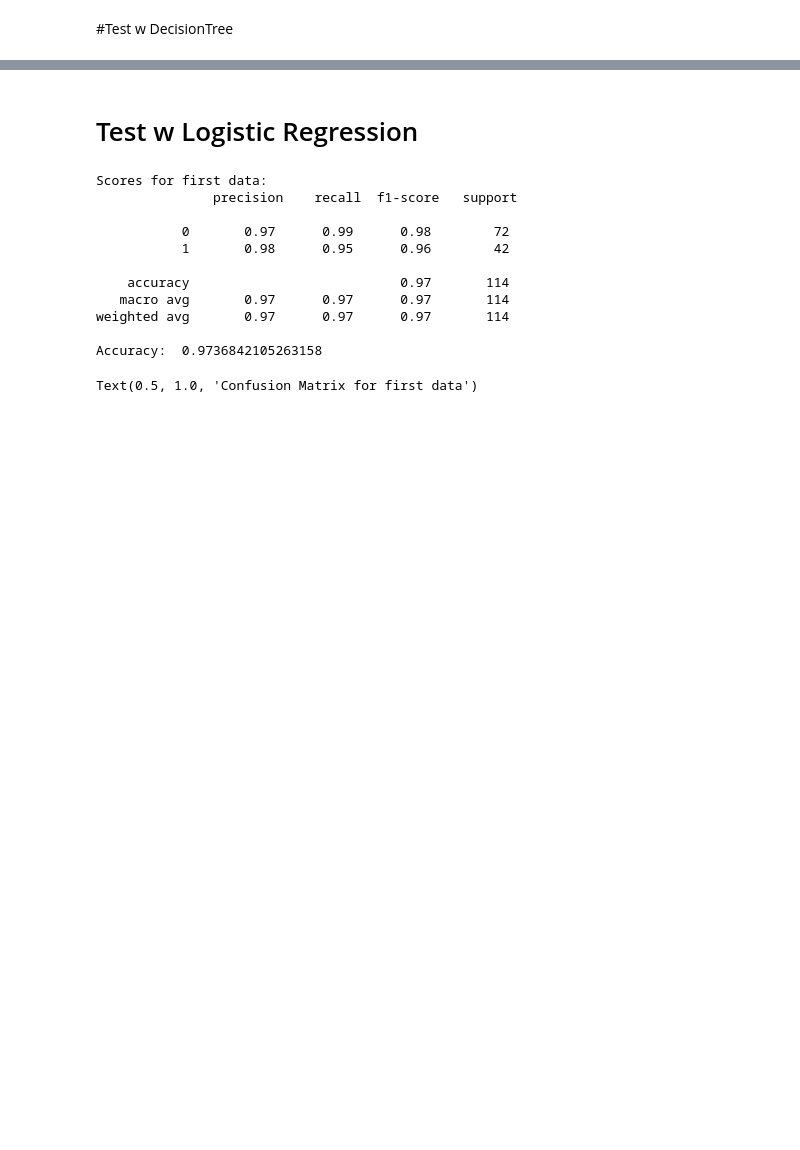
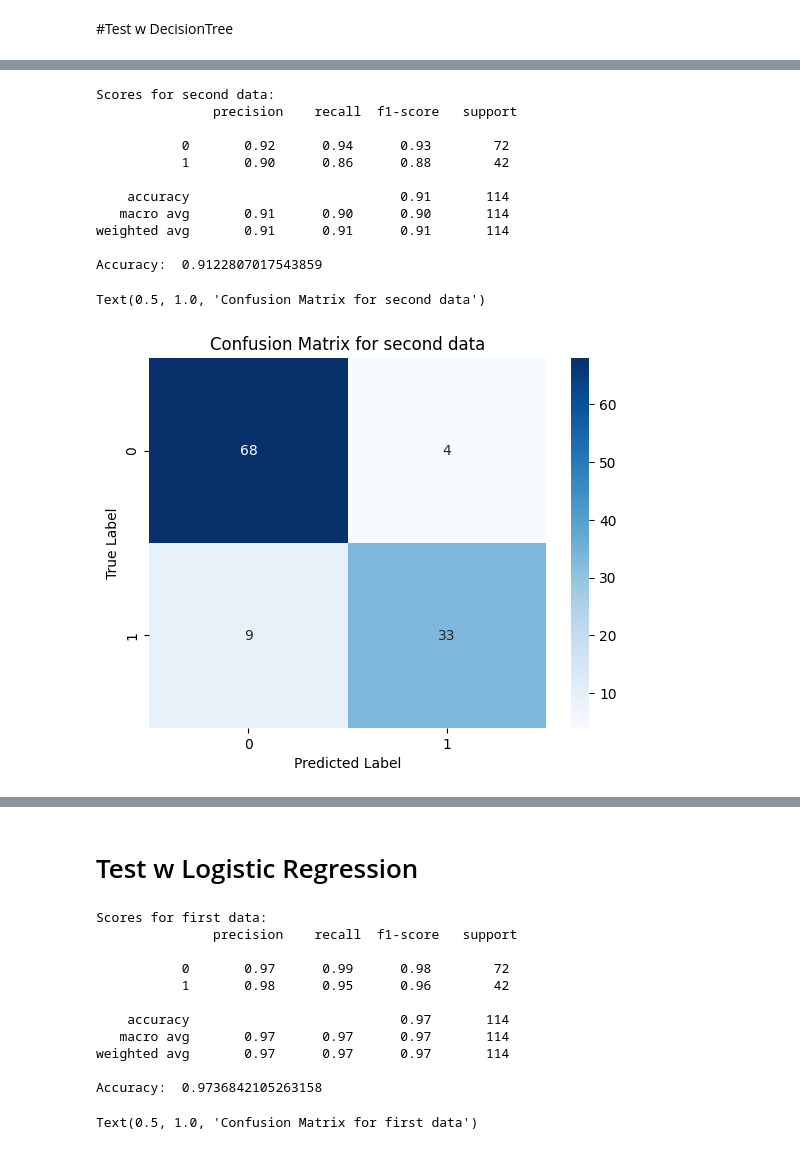
Before and after one commit to tugcegulsanusta/machine-learning-project, a Jupyter notebook: machine_learning.ipynb, the cells around one changed output, grey strips where cells are left out. Cells and saved outputs as stored; diff of their text form; code cells hidden in the pictures; blank space fills up the shorter version.

```diff
--- a/machine_learning.ipynb
+++ b/machine_learning.ipynb
@@ -138,22 +181,36 @@ Text(0.5, 1.0, 'Confusion Matrix for first data')
 # %%
 #split second data
 X_train, X_test, y_train, y_test= train_test_split(X2, y, test_size= 0.2, random_state = 1)
 #Decission Tree Classifier
 clf2 = DecisionTreeClassifier(criterion= "entropy", max_depth=6)
 
 clf2= clf2.fit(X_train, y_train)
 y_predict= clf2.predict(X_test)
 accuracy2 = metrics.accuracy_score(y_test, y_predict)
 
 report2 = classification_report(y_test, y_predict)
 print("Scores for second data: \n" , report2)
 
 print('Accuracy: ', accuracy2)
 confusion_m2 = confusion_matrix(y_test, clf2.predict(X_test))
-p1 = sns.heatmap(pd.DataFrame(confusion_m1), annot=True, cmap="Pastel1", fmt="g")
+p1 = sns.heatmap(pd.DataFrame(confusion_m1), annot=True, cmap="Blues", fmt="g")
 plt.xlabel("Predicted Label")
 plt.ylabel("True Label")
 plt.title("Confusion Matrix for second data")
+# %% [output]
+Scores for second data:
+               precision    recall  f1-score   support
+
+           0       0.92      0.94      0.93        72
+           1       0.90      0.86      0.88        42
+
+    accuracy                           0.91       114
+   macro avg       0.91      0.90      0.90       114
+weighted avg       0.91      0.91      0.91       114
+
+Accuracy:  0.9122807017543859
+Text(0.5, 1.0, 'Confusion Matrix for second data')
+[figure, added]
 # %%
 #visualize first desicion tree
 from six import StringIO
```
Also changed, not shown: parts of 10 cells of this notebook.
